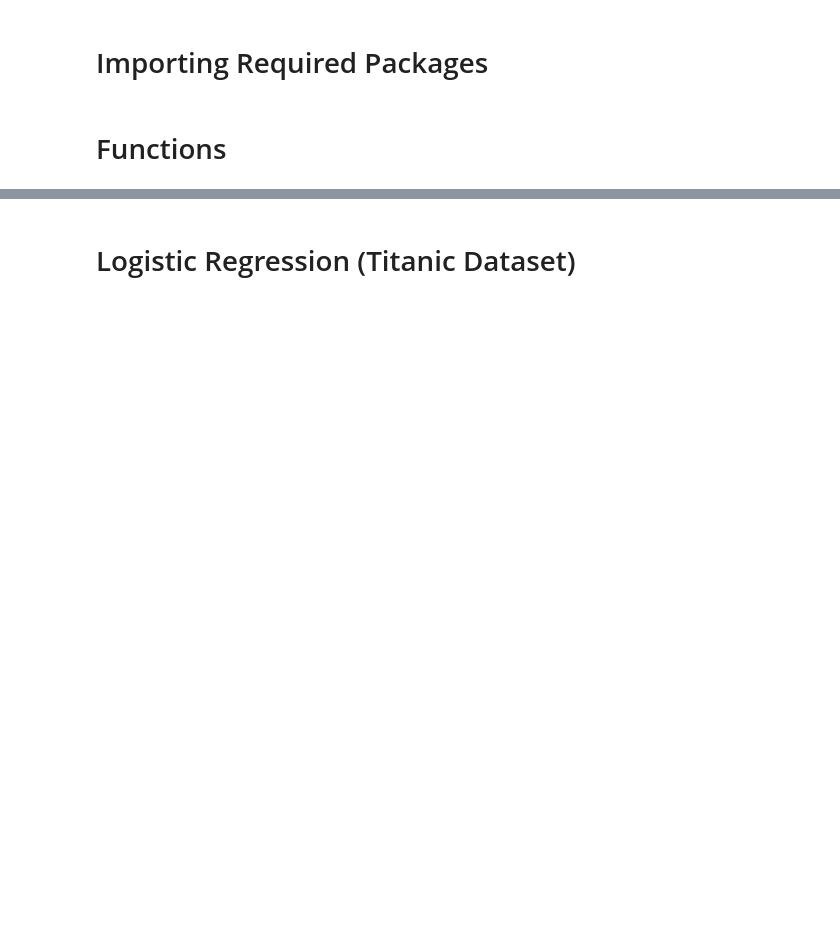
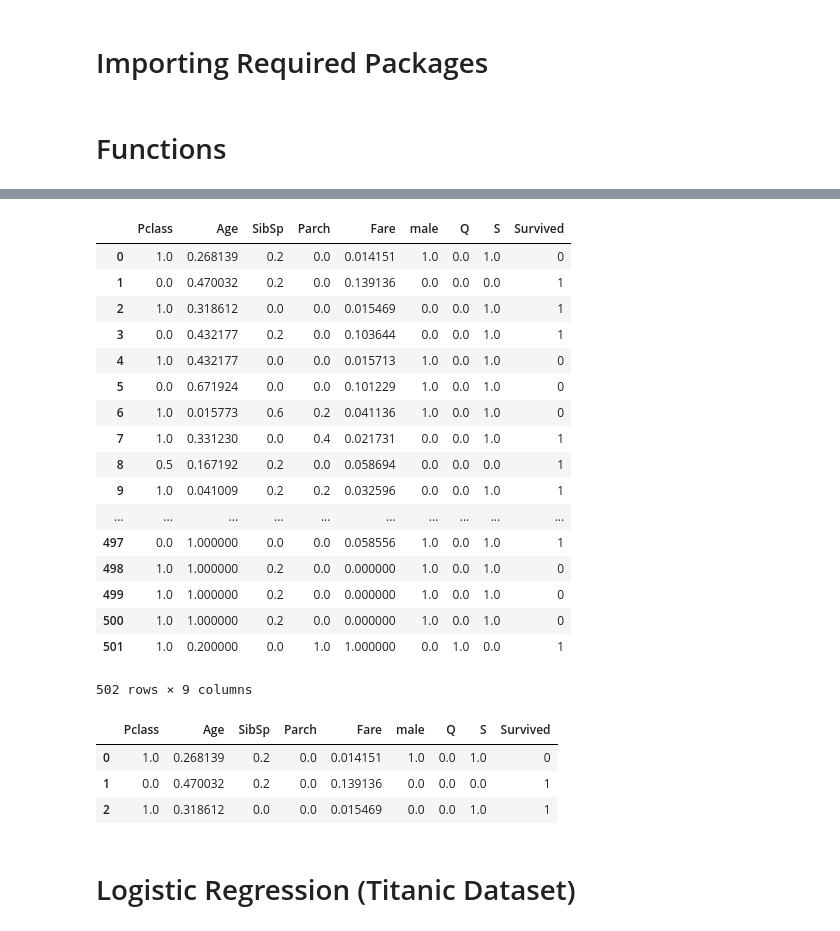
Before and after one commit to S-K-Sivakumar/Python-Projects, a Jupyter notebook: Machine Learning Algorithms.ipynb, the cells around one changed output, grey strips where cells are left out. Saved outputs shown, nothing was run; the diff lists cells and outputs as text; code cells hidden in the pictures; blank space fills up the shorter version.

```diff
--- a/Machine Learning Algorithms.ipynb
+++ b/Machine Learning Algorithms.ipynb
@@ -185,0 +936,28 @@ def split_df(df,test_size = 0.3,df_to_return = 'df_train'):
+# %%
+knn(tit_train_norm.iloc[:,:],new_pts_list= [[1,1,.2,0,0,1,0,1],[1,1,.2,0,0,1,0,1],[1,1,.2,0,0,1,0,1],[1,.2,0,1,1,0,1,0]],dep_col = 'Survived')
+# %% [output]
+|  | Pclass | Age | SibSp | Parch | Fare | male | Q | S | Survived |
+| 0 | 1.0 | 0.268139 | 0.2 | 0.0 | 0.014151 | 1.0 | 0.0 | 1.0 | 0 |
+| 1 | 0.0 | 0.470032 | 0.2 | 0.0 | 0.139136 | 0.0 | 0.0 | 0.0 | 1 |
+| 2 | 1.0 | 0.318612 | 0.0 | 0.0 | 0.015469 | 0.0 | 0.0 | 1.0 | 1 |
+| 3 | 0.0 | 0.432177 | 0.2 | 0.0 | 0.103644 | 0.0 | 0.0 | 1.0 | 1 |
+| 4 | 1.0 | 0.432177 | 0.0 | 0.0 | 0.015713 | 1.0 | 0.0 | 1.0 | 0 |
+| 5 | 0.0 | 0.671924 | 0.0 | 0.0 | 0.101229 | 1.0 | 0.0 | 1.0 | 0 |
+| 6 | 1.0 | 0.015773 | 0.6 | 0.2 | 0.041136 | 1.0 | 0.0 | 1.0 | 0 |
+| 7 | 1.0 | 0.331230 | 0.0 | 0.4 | 0.021731 | 0.0 | 0.0 | 1.0 | 1 |
+| 8 | 0.5 | 0.167192 | 0.2 | 0.0 | 0.058694 | 0.0 | 0.0 | 0.0 | 1 |
+| 9 | 1.0 | 0.041009 | 0.2 | 0.2 | 0.032596 | 0.0 | 0.0 | 1.0 | 1 |
+| ... | ... | ... | ... | ... | ... | ... | ... | ... | ... |
+| 497 | 0.0 | 1.000000 | 0.0 | 0.0 | 0.058556 | 1.0 | 0.0 | 1.0 | 1 |
+| 498 | 1.0 | 1.000000 | 0.2 | 0.0 | 0.000000 | 1.0 | 0.0 | 1.0 | 0 |
+| 499 | 1.0 | 1.000000 | 0.2 | 0.0 | 0.000000 | 1.0 | 0.0 | 1.0 | 0 |
+| 500 | 1.0 | 1.000000 | 0.2 | 0.0 | 0.000000 | 1.0 | 0.0 | 1.0 | 0 |
+| 501 | 1.0 | 0.200000 | 0.0 | 1.0 | 1.000000 | 0.0 | 1.0 | 0.0 | 1 |
+502 rows × 9 columns
+# %%
+tit_train_norm.iloc[0:3,:]
+# %% [output]
+|  | Pclass | Age | SibSp | Parch | Fare | male | Q | S | Survived |
+| 0 | 1.0 | 0.268139 | 0.2 | 0.0 | 0.014151 | 1.0 | 0.0 | 1.0 | 0 |
+| 1 | 0.0 | 0.470032 | 0.2 | 0.0 | 0.139136 | 0.0 | 0.0 | 0.0 | 1 |
+| 2 | 1.0 | 0.318612 | 0.0 | 0.0 | 0.015469 | 0.0 | 0.0 | 1.0 | 1 |
```
Also changed, not shown: parts of 67 cells of this notebook.
